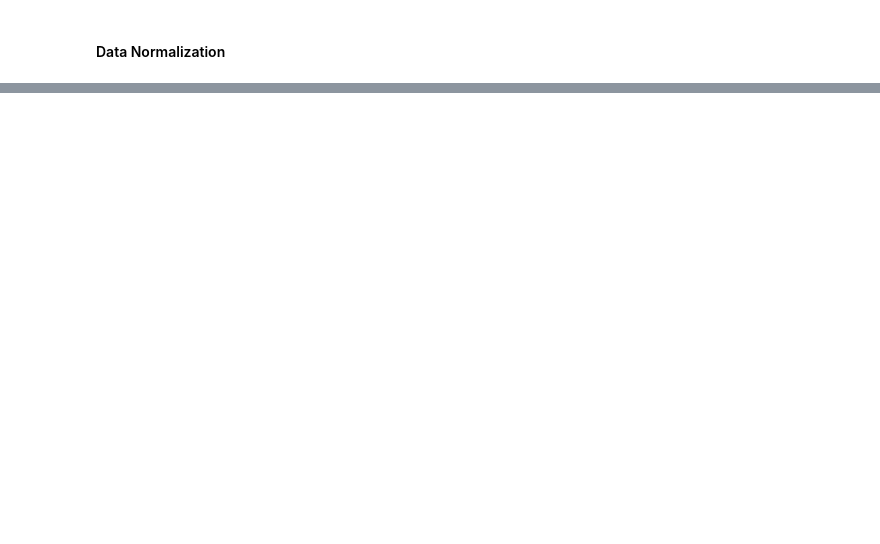
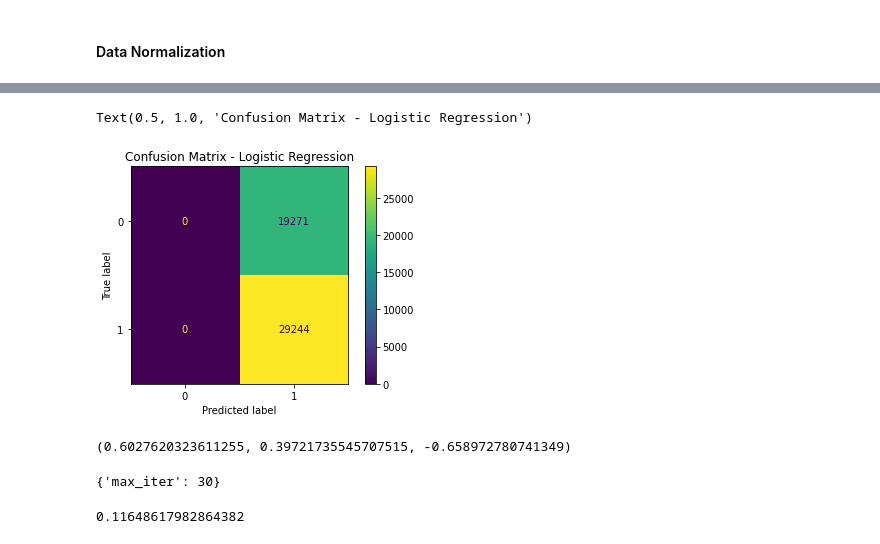
Before and after one commit to vinithajeeva/ai-ml-capstone-project, a Jupyter notebook: notebooks/Capstone_Project_Modeling.ipynb, the cells around one changed output, grey strips where cells are left out. Saved outputs shown, nothing was run; the diff lists cells and outputs as text; code cells hidden in the pictures; blank space fills up the shorter version.

```diff
--- a/notebooks/Capstone_Project_Modeling.ipynb
+++ b/notebooks/Capstone_Project_Modeling.ipynb
@@ -446,0 +172,3 @@ results_df
+# %%
+X = shopping_no_outlier.drop(['coupon'], axis=1)
+y = shopping_no_outlier['coupon']
@@ -446,0 +177,4 @@ results_df
+# %%
+lgr = LogisticRegression(random_state=42)
+lgr.fit(X, y)
+lgr_preds = lgr.predict(X)
@@ -446,0 +185,6 @@ results_df
+# %%
+disp = ConfusionMatrixDisplay.from_estimator(lgr, X, y)
+disp.ax_.set_title('Confusion Matrix - Logistic Regression')
+# %% [output]
+Text(0.5, 1.0, 'Confusion Matrix - Logistic Regression')
+[figure, added]
@@ -446,0 +195,12 @@ results_df
+# %%
+cross_val_score(lgr_grid, X, y, cv=5).mean(), mean_absolute_error(y, lgr_grid_preds), r2_score(y, lgr_grid_preds)
+# %% [output]
+(0.6027620323611255, 0.39721735545707515, -0.658972780741349)
+# %%
+lgr_grid.best_params_
+# %% [output]
+{'max_iter': 30}
+# %%
+lgr_grid.cv_results_['mean_fit_time'].mean()
+# %% [output]
+0.11648617982864382
```
Also changed, not shown: parts of 151 cells of this notebook.
